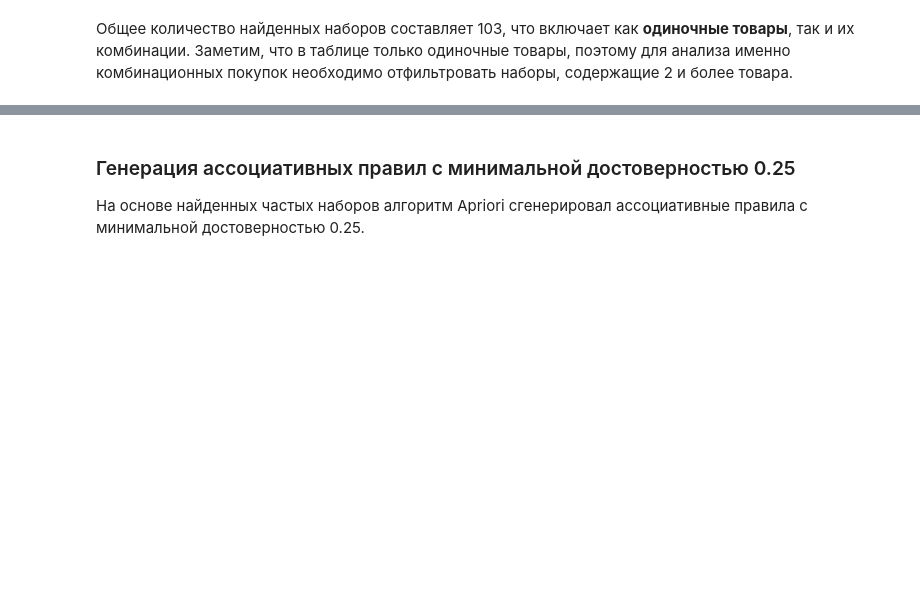
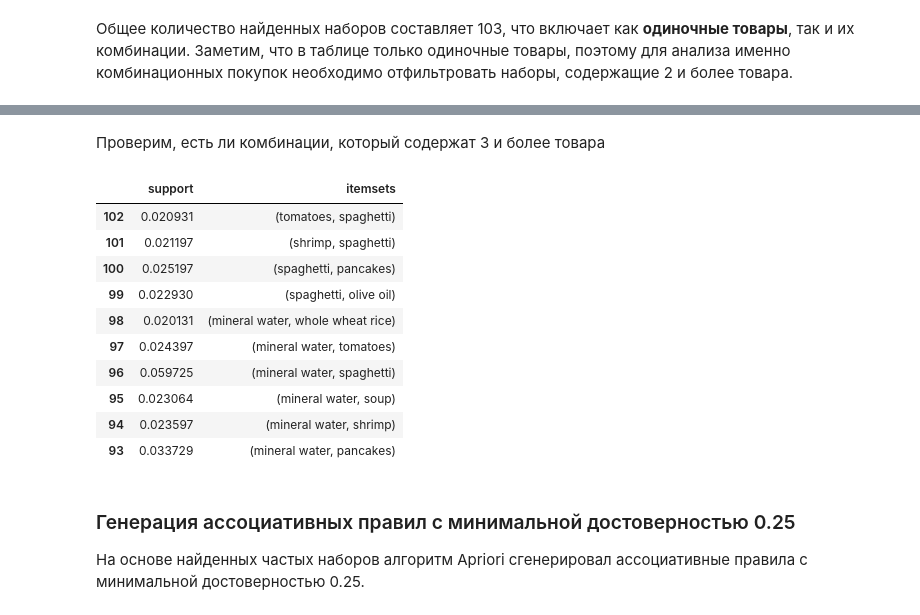
Before and after one commit to Vikoops/ml, a Jupyter notebook: lab2.ipynb, the cells around one changed output, grey strips where cells are left out. Drawn from its saved outputs; the diff is of its cells as text; code cells hidden in the pictures; blank space fills up the shorter version.

```diff
--- a/lab2.ipynb
+++ b/lab2.ipynb
@@ -218,3 +218,19 @@ frequent_itemsets_2plus.head(10)
+# %% [markdown]
+Проверим, есть ли комбинации, который содержат 3 и более товара
+# %%
+frequent_itemsets_02[::-1].head(10)
+# %% [output]
+|  | support | itemsets |
+| 102 | 0.020931 | (tomatoes, spaghetti) |
+| 101 | 0.021197 | (shrimp, spaghetti) |
+| 100 | 0.025197 | (spaghetti, pancakes) |
+| 99 | 0.022930 | (spaghetti, olive oil) |
+| 98 | 0.020131 | (mineral water, whole wheat rice) |
+| 97 | 0.024397 | (mineral water, tomatoes) |
+| 96 | 0.059725 | (mineral water, spaghetti) |
+| 95 | 0.023064 | (mineral water, soup) |
+| 94 | 0.023597 | (mineral water, shrimp) |
+| 93 | 0.033729 | (mineral water, pancakes) |
 # %% [markdown]
 ### Генерация ассоциативных правил с минимальной достоверностью 0.25
 
```
Also changed, not shown: parts of 9 cells of this notebook, 1 other file.
